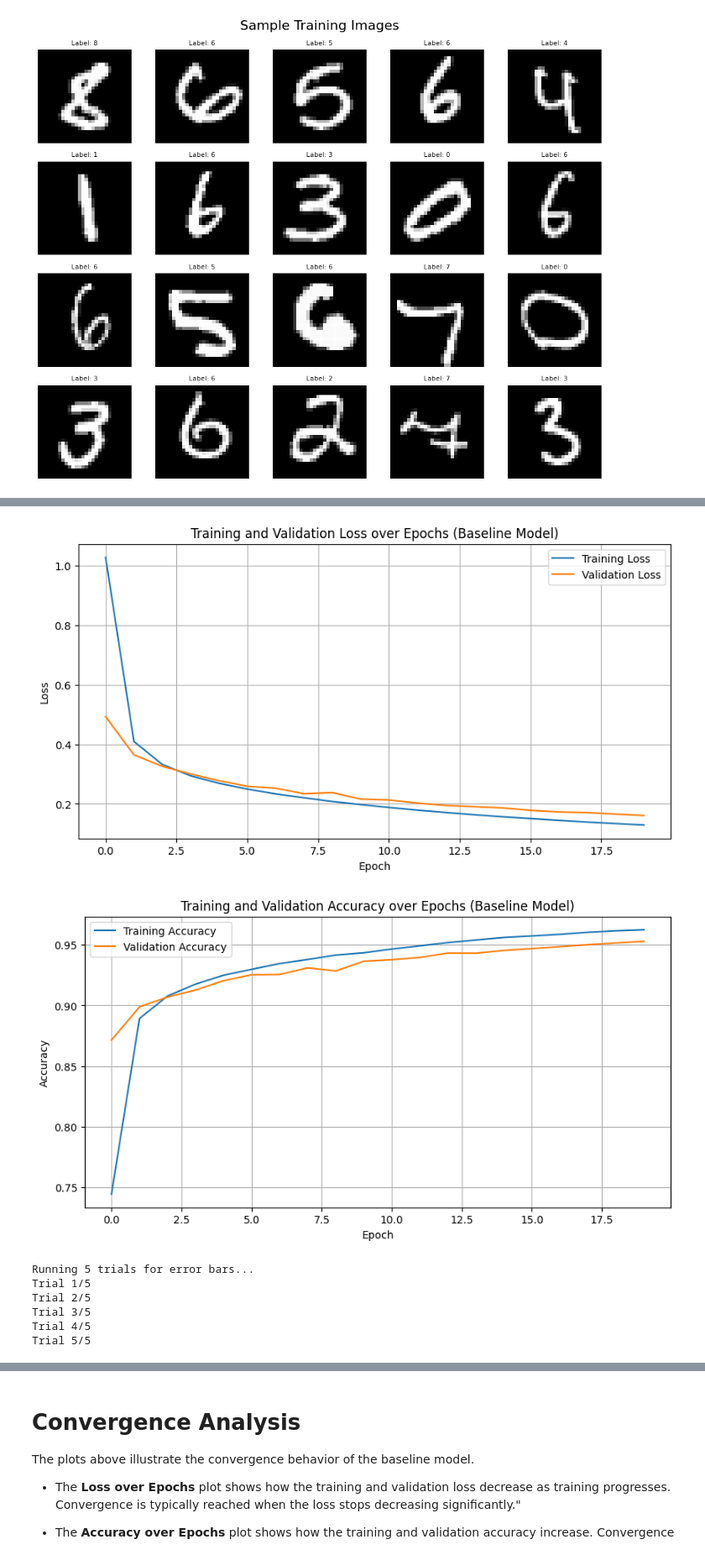
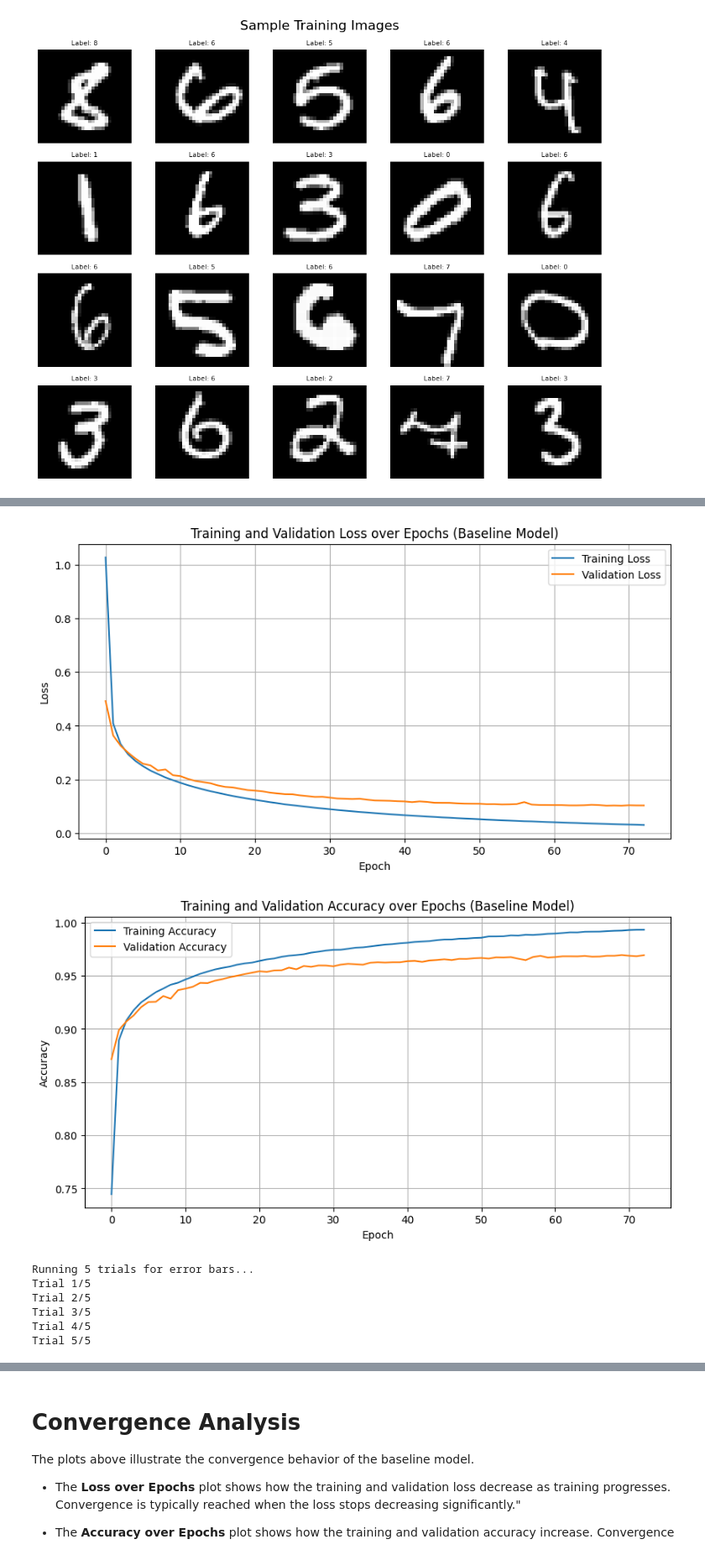
Before and after one commit to GUEST72/CSC311-Machine-Learning-projects, a Jupyter notebook: assignment_2/Custom_Neural_Network.ipynb, the cells around one changed output, grey strips where cells are left out. Shown: that part at 84% size. Drawn from its saved outputs; the diff is of its cells as text; code cells hidden in the pictures.

```diff
--- a/assignment_2/Custom_Neural_Network.ipynb
+++ b/assignment_2/Custom_Neural_Network.ipynb
@@ -14,8 +14,8 @@ import pandas as pd
 from sklearn.metrics import accuracy_score
 import os
 
-#Set_device (use GPU)
-device = torch.device("cuda")
+#Set_device (use GPU if available, otherwise use CPU)
+device = torch.device("cuda" if torch.cuda.is_available() else "cpu")
 print(f"Using device: {device}")
 torch.manual_seed(27)
 # %% [output]
@@ -200,7 +200,7 @@ def run_epoch(model, loader, criterion, optimizer=None):
     avg_acc = total_correct / len(loader.dataset)
     return avg_loss, avg_acc
 # %%
-def train_model(model, train_loader, val_loader, lr=0.01, epochs=20, patience=7, min_delta=0.001, verbose=True):
+def train_model(model, train_loader, val_loader, lr=0.01, epochs=20, patience=5, min_delta=0.001, verbose=True):
 
     model = model.to(device)
     optimizer = optim.SGD(model.parameters(), lr=lr)
@@ -245,7 +245,7 @@ def train_model(model, train_loader, val_loader, lr=0.01, epochs=20, patience=7,
     }
 # %%
 baseline_model = CustomNN()
-baseline_history = train_model(baseline_model, train_loader, val_loader, lr=0.01, epochs=20, verbose=True)
+baseline_history = train_model(baseline_model, train_loader, val_loader, lr=0.01, epochs=100, verbose=True)
 
 
 # Plot Training and Validation Loss
@@ -352,5 +352,5 @@ Epoch 20/20 | Train Loss: 0.1289 Acc: 0.9624 | Val Loss: 0.1607 Acc: 0.9529
-[figure, old version]
+[figure, new version]
-[figure, old version]
+[figure, new version]
 Running 5 trials for error bars...
 Trial 1/5
 Trial 2/5
```
Also changed, not shown: parts of 12 cells of this notebook.
